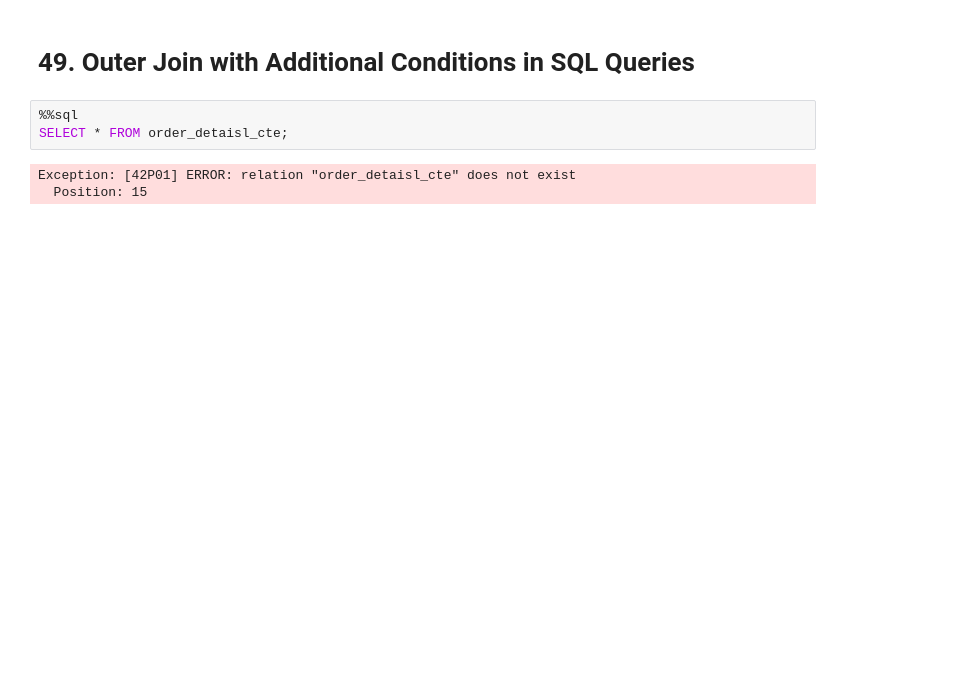
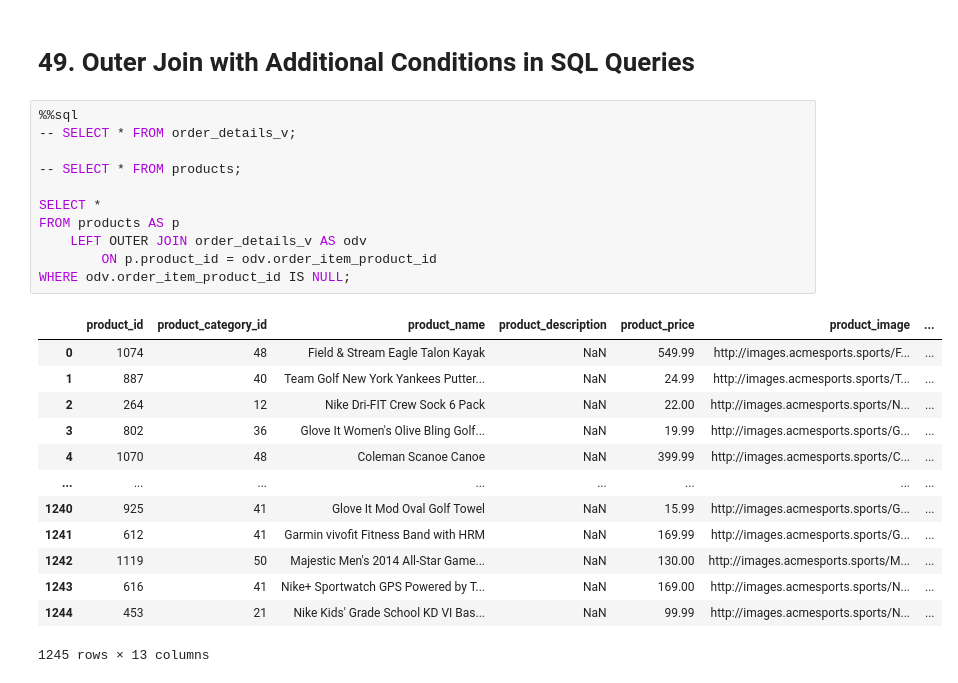
Before and after one commit to ZygimantasB/data_engineering_essentials_using_sql_python_pyspark, a Jupyter notebook: Section 5 Writing Basic SQL Queries/section_5.ipynb, the cells around one changed output. Saved outputs shown, nothing was run; the diff lists cells and outputs as text; blank space fills up the shorter version.

Commit message:
Next 50. Explanation about Fix of SQL Queries with Filtering on Outer Join Results

```diff
--- a/Section 5 Writing Basic SQL Queries/section_5.ipynb
+++ b/Section 5 Writing Basic SQL Queries/section_5.ipynb
@@ -275,7 +157,26 @@ WHERE order_id = 2;
 # 49. Outer Join with Additional Conditions in SQL Queries
 # %%
 %%sql
-SELECT * FROM order_detaisl_cte;
+-- SELECT * FROM order_details_v;
+
+-- SELECT * FROM products;
+
+SELECT *
+FROM products AS p
+    LEFT OUTER JOIN order_details_v AS odv
+        ON p.product_id = odv.order_item_product_id
+WHERE odv.order_item_product_id IS NULL;
 # %% [output]
+|  | product_id | product_category_id | product_name | product_description | product_price | product_image | ... |
+| 0 | 1074 | 48 | Field & Stream Eagle Talon Kayak | NaN | 549.99 | http://images.acmesports.sports/F... | ... |
+| 1 | 887 | 40 | Team Golf New York Yankees Putter... | NaN | 24.99 | http://images.acmesports.sports/T... | ... |
+| 2 | 264 | 12 | Nike Dri-FIT Crew Sock 6 Pack | NaN | 22.00 | http://images.acmesports.sports/N... | ... |
+| 3 | 802 | 36 | Glove It Women's Olive Bling Golf... | NaN | 19.99 | http://images.acmesports.sports/G... | ... |
+| 4 | 1070 | 48 | Coleman Scanoe Canoe | NaN | 399.99 | http://images.acmesports.sports/C... | ... |
+| ... | ... | ... | ... | ... | ... | ... | ... |
+| 1240 | 925 | 41 | Glove It Mod Oval Golf Towel | NaN | 15.99 | http://images.acmesports.sports/G... | ... |
+| 1241 | 612 | 41 | Garmin vivofit Fitness Band with HRM | NaN | 169.99 | http://images.acmesports.sports/G... | ... |
+| 1242 | 1119 | 50 | Majestic Men's 2014 All-Star Game... | NaN | 130.00 | http://images.acmesports.sports/M... | ... |
+| 1243 | 616 | 41 | Nike+ Sportwatch GPS Powered by T... | NaN | 169.00 | http://images.acmesports.sports/N... | ... |
+| 1244 | 453 | 21 | Nike Kids' Grade School KD VI Bas... | NaN | 99.99 | http://images.acmesports.sports/N... | ... |
-Exception: [42P01] ERROR: relation "order_detaisl_cte" does not exist
-  Position: 15
+1245 rows × 13 columns
```
Also changed, not shown: parts of 14 cells of this notebook.
